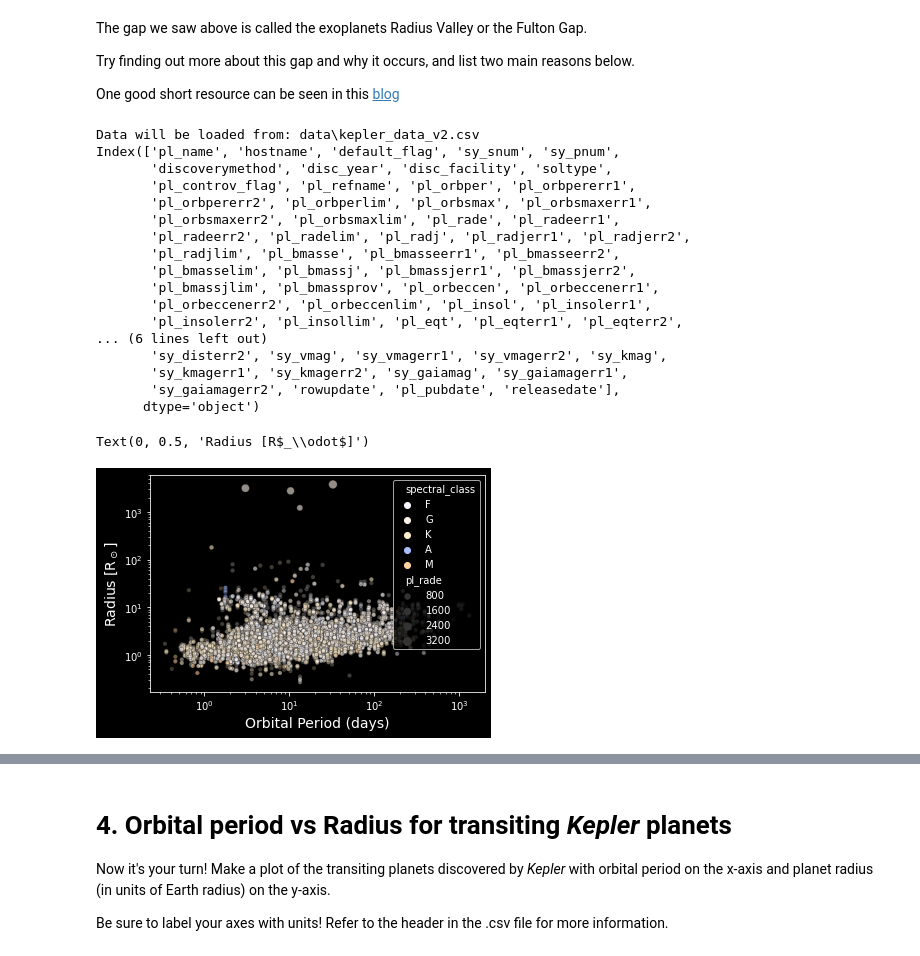
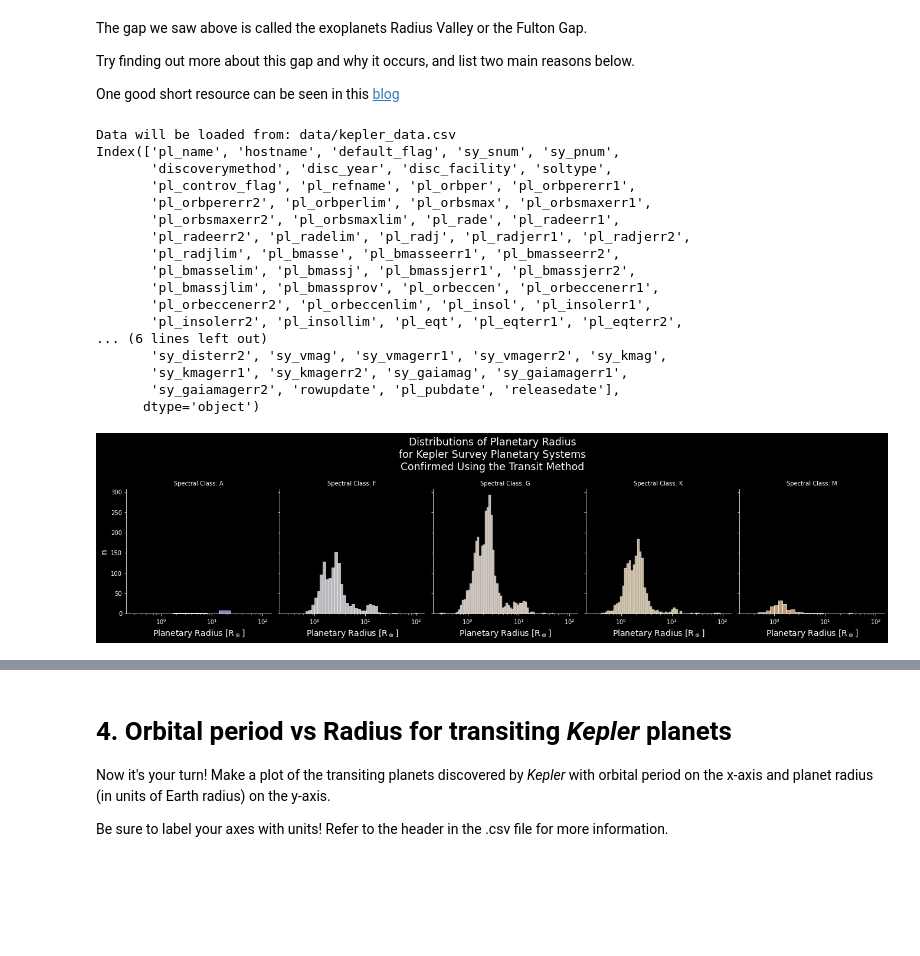
Before and after one commit to g-r-a-e-m-e/Intro-to-Astro2022, a Jupyter notebook: Week3_gaia_exoplanet_archive/nasa_exoplanet_archive_tutorial.ipynb, the cells around one changed output, grey strips where cells are left out. Drawn from its saved outputs; the diff is of its cells as text; code cells hidden in the pictures; blank space fills up the shorter version.

```diff
--- a/Week3_gaia_exoplanet_archive/nasa_exoplanet_archive_tutorial.ipynb
+++ b/Week3_gaia_exoplanet_archive/nasa_exoplanet_archive_tutorial.ipynb
@@ -199,14 +199,16 @@ One good short resource can be seen in this [blog](https://phys.org/news/2021-05
 # %%
 # Create a variable for the path to the file containing our example's data
 data_dir = 'data'
-data_fname = 'kepler_data_v2.csv'
+#data_fname = 'kepler_data_v2.csv'
+data_fname = 'kepler_data.csv'
 data_path = os.path.join(data_dir, data_fname) # os.path.join creates a valid path out of the directory and filename
 print(f'Data will be loaded from: {data_path}')
 
+# Read in the .csv and create the dataframe df
 df = pd.read_csv(data_path, comment = '#')
 print(df.columns)
 # %% [output]
-Data will be loaded from: data\kepler_data_v2.csv
+Data will be loaded from: data/kepler_data.csv
 Index(['pl_name', 'hostname', 'default_flag', 'sy_snum', 'sy_pnum',
        'discoverymethod', 'disc_year', 'disc_facility', 'soltype',
        'pl_controv_flag', 'pl_refname', 'pl_orbper', 'pl_orbpererr1',
@@ -276,20 +279 @@ def set_color(spectral_class):
 df['color_map'] = df['spectral_class'].apply(lambda x: set_color(x))
-# %%
-#plt.scatter(kepler_data['pl_orbper'], kepler_data['pl_rade'], c = , alpha = 0.25)
-import seaborn as sns
-
-plt.style.use('dark_background')
-
-colors = df['color_map'].unique()
-sns.set_palette(sns.color_palette(colors))
-
-sns.scatterplot(data = df, x = 'pl_orbper', y = 'pl_rade', hue = 'spectral_class',
-                size = 'pl_rade', alpha = 0.25, edgecolor = 'black', linewidth = .5)
-plt.xscale('log')
-plt.yscale('log')
-
-plt.xlabel('Orbital Period (days)', fontsize = 14)
-plt.ylabel('Radius [R$_\odot$]', fontsize=14)
-# %% [output]
-Text(0, 0.5, 'Radius [R$_\\odot$]')
-[figure, removed]
@@ -296 +283,43 @@ Text(0, 0.5, 'Radius [R$_\\odot$]')
+# %%
+# Set the background
+plt.style.use('dark_background')
+
+# Set the custom color palette
+colors = df['color_map'].unique()
+sns.set_palette(sns.color_palette(colors))
+
+# Create the FacetGrid object
+fg1 = sns.FacetGrid(data = df, col = 'spectral_class', hue = 'spectral_class',
+                   col_order = ['A', 'F', 'G', 'K', 'M'],
+                   height = 5, aspect = .75,
+                   margin_titles = True)
+
+# Set the figure suptitle
+fg1.figure.suptitle('Distributions of Planetary Radius\nfor Kepler Survey Planetary Systems\nConfirmed Using the Transit Method',
+                   size = 'xx-large')
+
+# Plot histograms
+fg1.map_dataframe(sns.histplot, 'pl_rade',
+                 log_scale = True)
+
+# Set the x-axis scale
+plt.xscale('log')
+
+# Set axes labels
+fg1.set_xlabels('Planetary Radius [R$_\oplus$]', fontsize = 14)
+fg1.set_ylabels('n', fontsize = 14)
+
+# Set Facet titles
+fg1.set_titles(col_template = "Spectral Class: {col_name}")
+
+# Set tight layout
+fg1.tight_layout()
+
+# Save figure
+plt.savefig('figure_01.jpeg')
+
+# Assign figure to variable
+fig_1 = fg1.figure
+# %% [output]
+[figure, added]
 # %%
```
Also changed, not shown: parts of 8 cells of this notebook, 4 other files.
